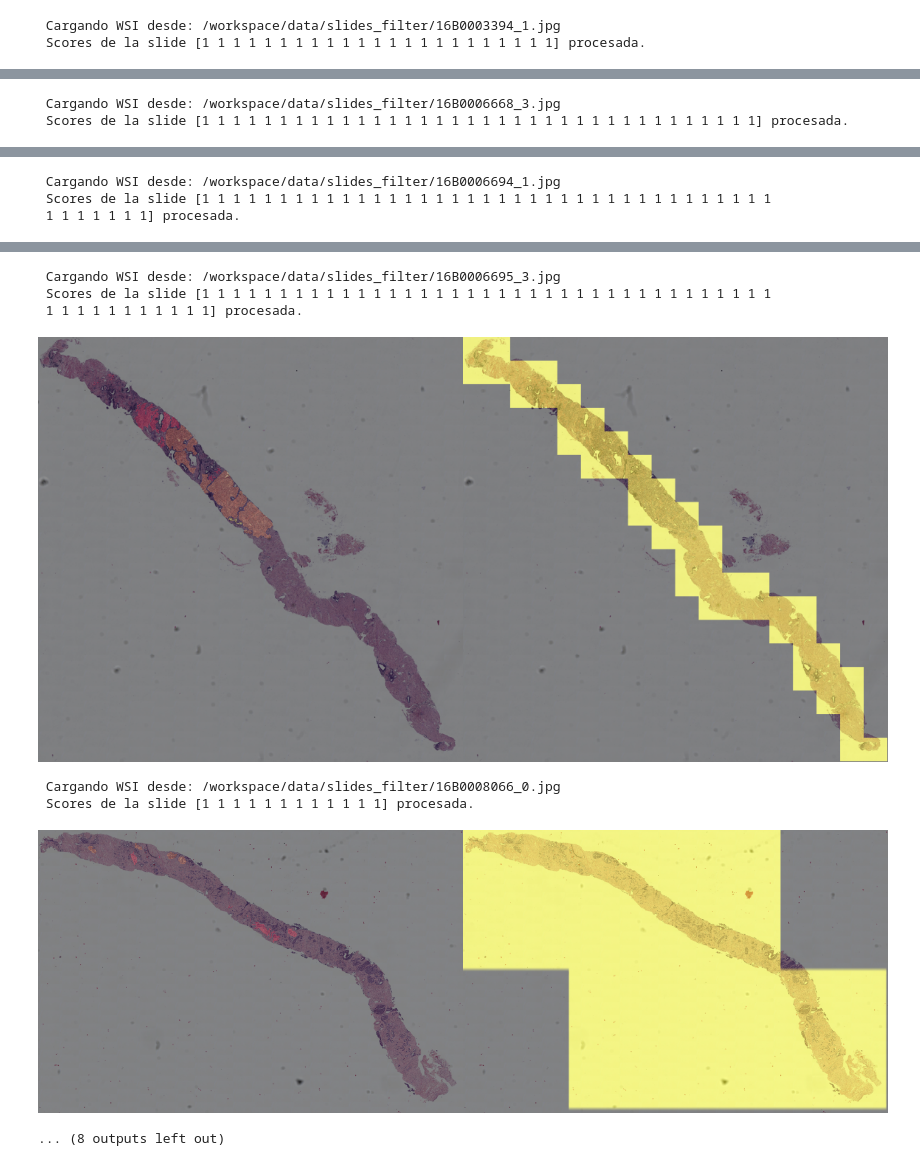
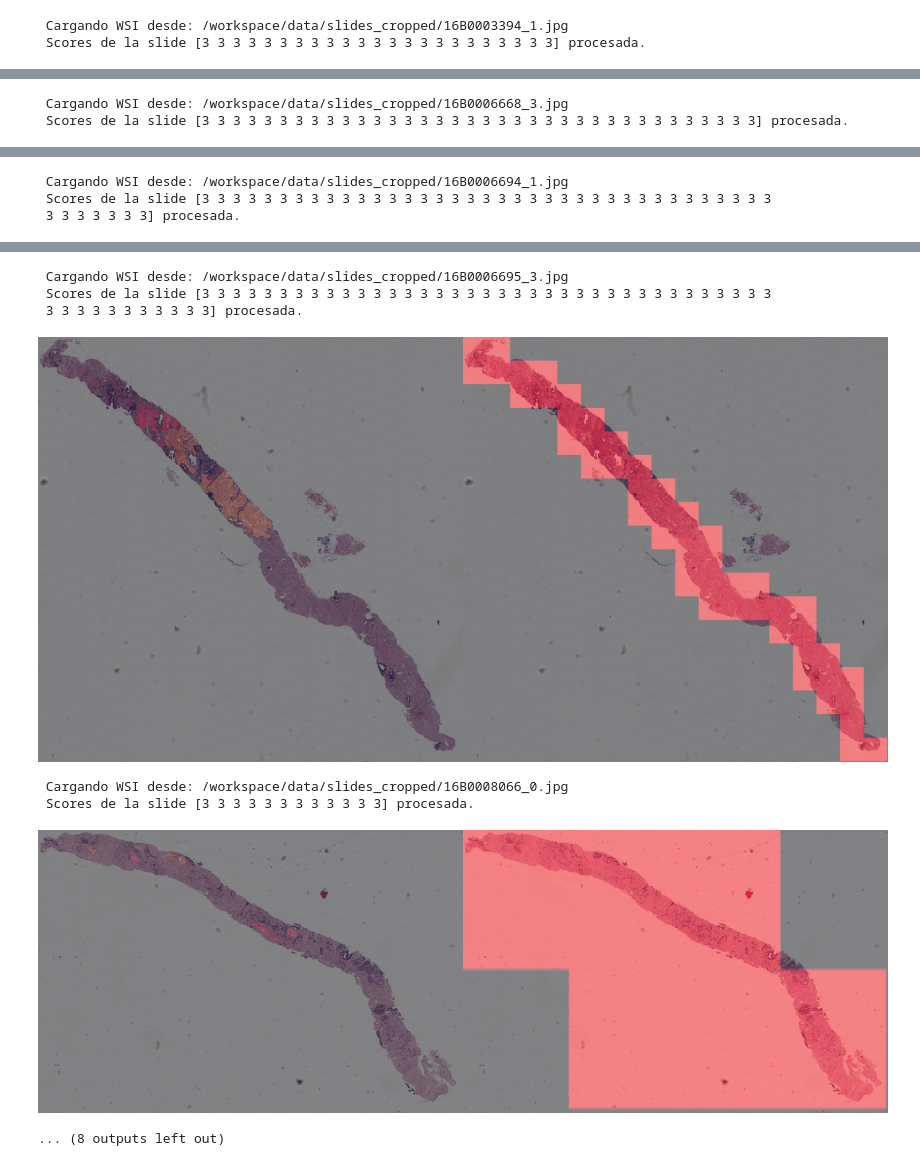
Before and after one commit to Nataliah612/Prost_Graph, a Jupyter notebook: notebooks/heatmaps.ipynb, the cells around one changed output, grey strips where cells are left out. Cells and saved outputs as stored; diff of their text form; code cells hidden in the pictures.

```diff
--- a/notebooks/heatmaps.ipynb
+++ b/notebooks/heatmaps.ipynb
@@ -79,7 +79,7 @@ from models.CNN import CNNEmbedder
 # DEFINE PATHS
 ckpt_path = "/workspace/results/try_keep_graph_lr_1e-05_bz_32_epochs_100_weightdecay0.01_small_dataset/best_model"
 result_path = "/workspace/data/patch_coord_2.xlsx"
-folder_original_imgs = '/workspace/data/slides_filter'
+folder_original_imgs = '/workspace/data/slides_cropped'
 num_img_show = 10
 
 sicap_images_folder_path='/workspace/data/features_SICAP/patches'
@@ -189,2 +188,2 @@ AUPRC (Weighted): 0.43010215547864705
- Cargando WSI desde: /workspace/data/slides_filter/16B0003394_1.jpg
- Scores de la slide [1 1 1 1 1 1 1 1 1 1 1 1 1 1 1 1 1 1 1 1 1 1 1] procesada.
+ Cargando WSI desde: /workspace/data/slides_cropped/16B0003394_1.jpg
+ Scores de la slide [3 3 3 3 3 3 3 3 3 3 3 3 3 3 3 3 3 3 3 3 3 3 3] procesada.
@@ -192,2 +191,2 @@ AUPRC (Weighted): 0.43010215547864705
- Cargando WSI desde: /workspace/data/slides_filter/16B0006668_3.jpg
- Scores de la slide [1 1 1 1 1 1 1 1 1 1 1 1 1 1 1 1 1 1 1 1 1 1 1 1 1 1 1 1 1 1 1 1 1 1 1 1] procesada.
+ Cargando WSI desde: /workspace/data/slides_cropped/16B0006668_3.jpg
+ Scores de la slide [3 3 3 3 3 3 3 3 3 3 3 3 3 3 3 3 3 3 3 3 3 3 3 3 3 3 3 3 3 3 3 3 3 3 3 3] procesada.
@@ -195,3 +194,3 @@ AUPRC (Weighted): 0.43010215547864705
- Cargando WSI desde: /workspace/data/slides_filter/16B0006694_1.jpg
- Scores de la slide [1 1 1 1 1 1 1 1 1 1 1 1 1 1 1 1 1 1 1 1 1 1 1 1 1 1 1 1 1 1 1 1 1 1 1 1 1
- 1 1 1 1 1 1 1] procesada.
+ Cargando WSI desde: /workspace/data/slides_cropped/16B0006694_1.jpg
+ Scores de la slide [3 3 3 3 3 3 3 3 3 3 3 3 3 3 3 3 3 3 3 3 3 3 3 3 3 3 3 3 3 3 3 3 3 3 3 3 3
+ 3 3 3 3 3 3 3] procesada.
@@ -199,8 +198,8 @@ AUPRC (Weighted): 0.43010215547864705
- Cargando WSI desde: /workspace/data/slides_filter/16B0006695_3.jpg
- Scores de la slide [1 1 1 1 1 1 1 1 1 1 1 1 1 1 1 1 1 1 1 1 1 1 1 1 1 1 1 1 1 1 1 1 1 1 1 1 1
- 1 1 1 1 1 1 1 1 1 1 1] procesada.
+ Cargando WSI desde: /workspace/data/slides_cropped/16B0006695_3.jpg
+ Scores de la slide [3 3 3 3 3 3 3 3 3 3 3 3 3 3 3 3 3 3 3 3 3 3 3 3 3 3 3 3 3 3 3 3 3 3 3 3 3
+ 3 3 3 3 3 3 3 3 3 3 3] procesada.
-[figure, old version]
+[figure, new version]
- Cargando WSI desde: /workspace/data/slides_filter/16B0008066_0.jpg
- Scores de la slide [1 1 1 1 1 1 1 1 1 1 1 1] procesada.
+ Cargando WSI desde: /workspace/data/slides_cropped/16B0008066_0.jpg
+ Scores de la slide [3 3 3 3 3 3 3 3 3 3 3 3] procesada.
-[figure, old version]
+[figure, new version]
 ... (8 outputs left out)
```
Also changed, not shown: parts of 1 cell of this notebook, 1 other file.
